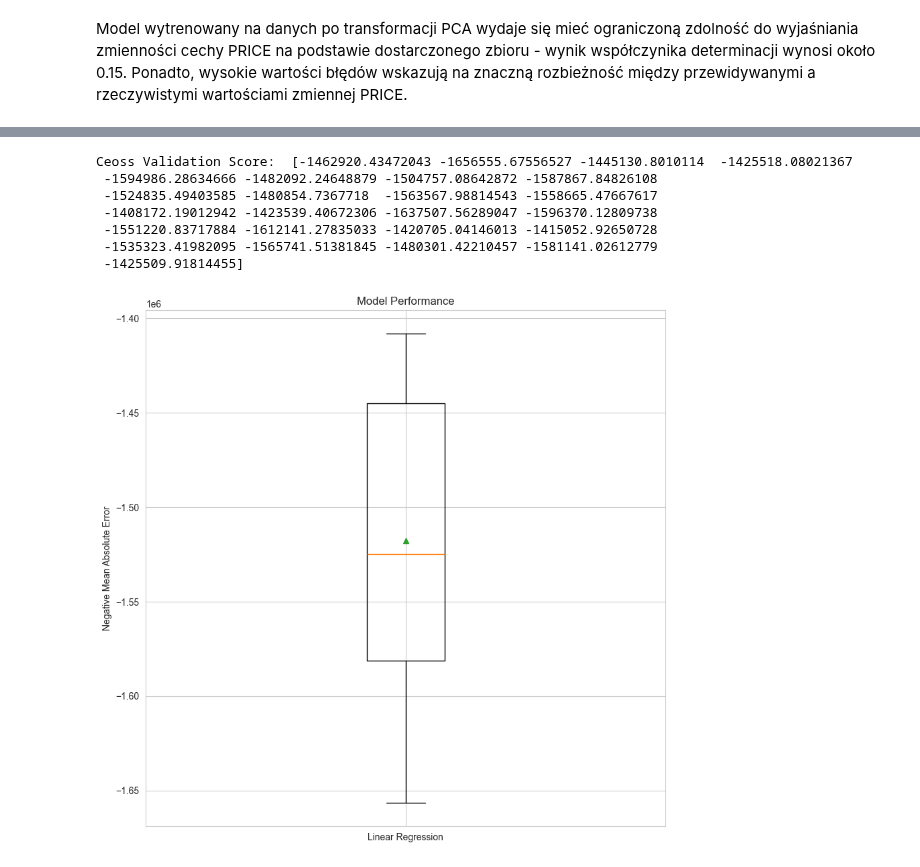
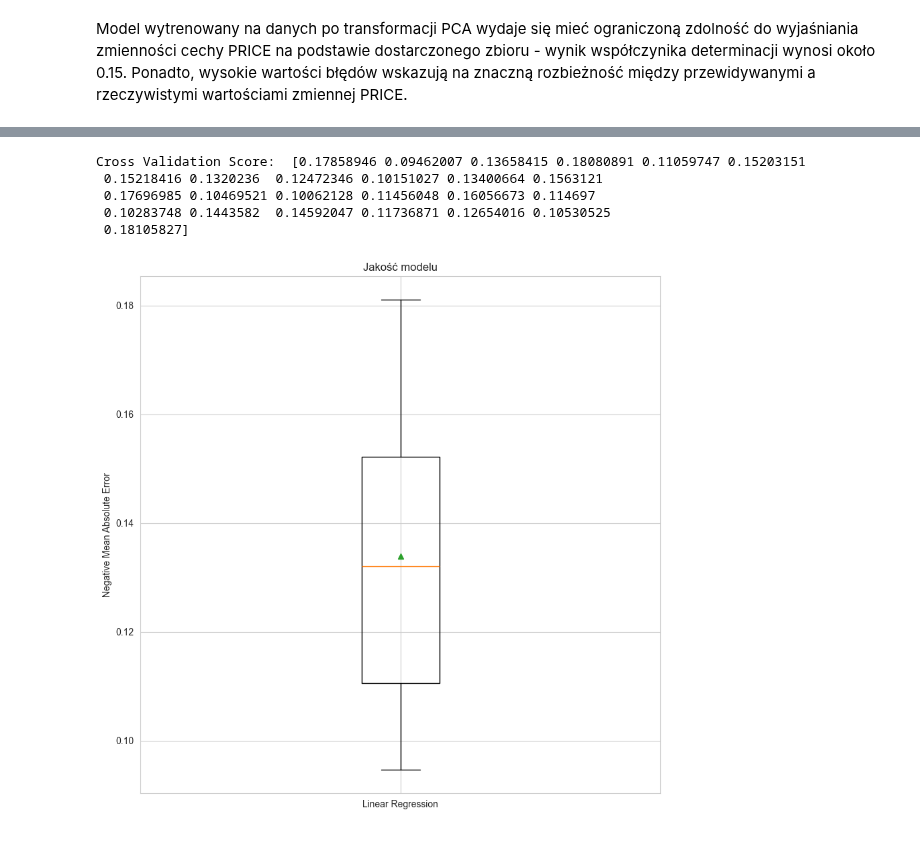
Before and after one commit to Aleksandra191/PUM_projekt_NA_EM_AK, a Jupyter notebook: model_podstawowy_benchmark.ipynb, the cells around one changed output, grey strips where cells are left out. Saved outputs shown, nothing was run; the diff lists cells and outputs as text; code cells hidden in the pictures.

```diff
--- a/model_podstawowy_benchmark.ipynb
+++ b/model_podstawowy_benchmark.ipynb
@@ -217,22 +209,20 @@ plt.show()
 # %%
 cv = RepeatedKFold(n_splits=5, n_repeats=5,random_state=1)
 pipe_linear = Pipeline([
     ('linear', LinearRegression(fit_intercept=True))
 ])
 
-model_linear_scores = cross_val_score(pipe_linear, data_relevant_pca, y, scoring='neg_mean_absolute_error', cv = cv)
-print("Ceoss Validation Score: ", model_linear_scores)
+model_linear_scores = cross_val_score(pipe_linear, data_relevant_pca, y, scoring='r2', cv = cv)
+print("Cross Validation Score: ", model_linear_scores)
 plt.figure(figsize=(10, 10))
 plt.boxplot([model_linear_scores], labels=['Linear Regression'], showmeans=True)
-plt.title('Model Performance')
+plt.title('Jakość modelu')
 plt.ylabel('Negative Mean Absolute Error')
 plt.show()
 # %% [output]
-Ceoss Validation Score:  [-1462920.43472043 -1656555.67556527 -1445130.8010114  -1425518.08021367
- -1594986.28634666 -1482092.24648879 -1504757.08642872 -1587867.84826108
- -1524835.49403585 -1480854.7367718  -1563567.98814543 -1558665.47667617
- -1408172.19012942 -1423539.40672306 -1637507.56289047 -1596370.12809738
- -1551220.83717884 -1612141.27835033 -1420705.04146013 -1415052.92650728
- -1535323.41982095 -1565741.51381845 -1480301.42210457 -1581141.02612779
- -1425509.91814455]
+Cross Validation Score:  [0.17858946 0.09462007 0.13658415 0.18080891 0.11059747 0.15203151
+ 0.15218416 0.1320236  0.12472346 0.10151027 0.13400664 0.1563121
+ 0.17696985 0.10469521 0.10062128 0.11456048 0.16056673 0.114697
+ 0.10283748 0.1443582  0.14592047 0.11736871 0.12654016 0.10530525
+ 0.18105827]
-[figure, old version]
+[figure, new version]
```
Also changed, not shown: parts of 6 cells of this notebook.
